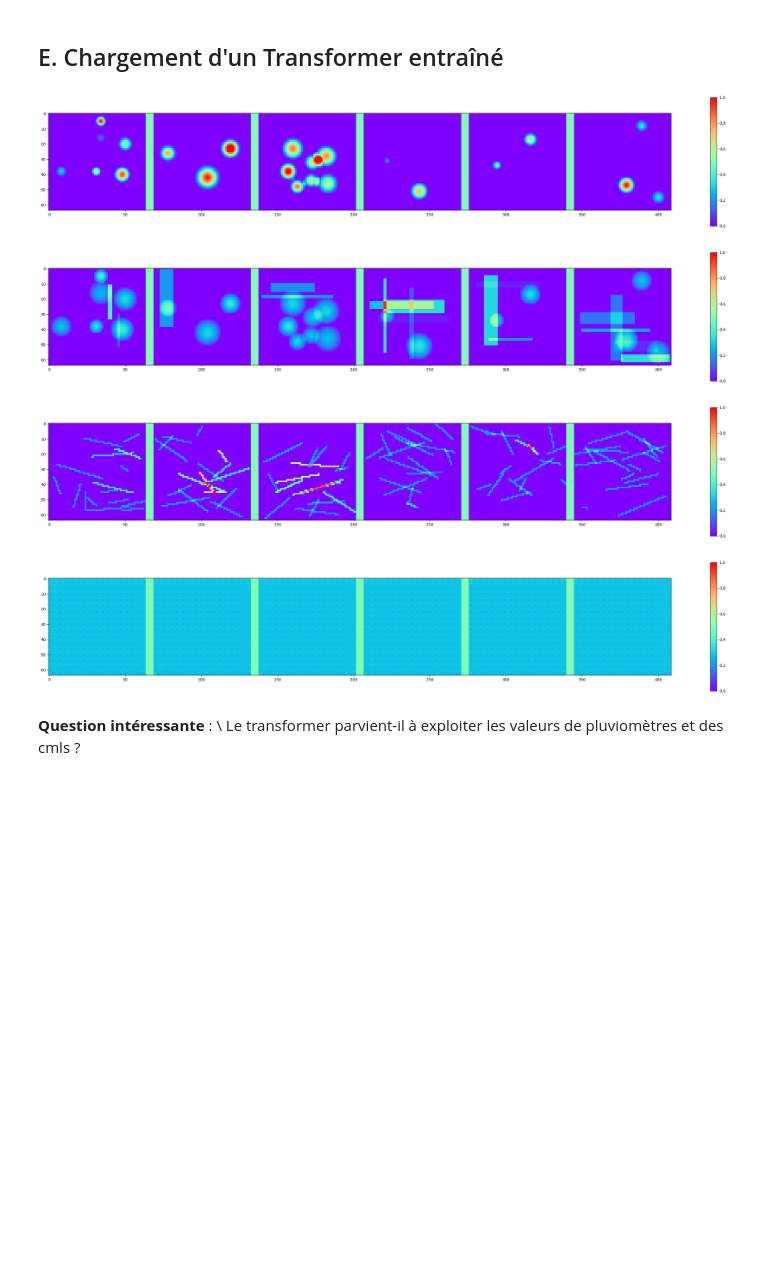
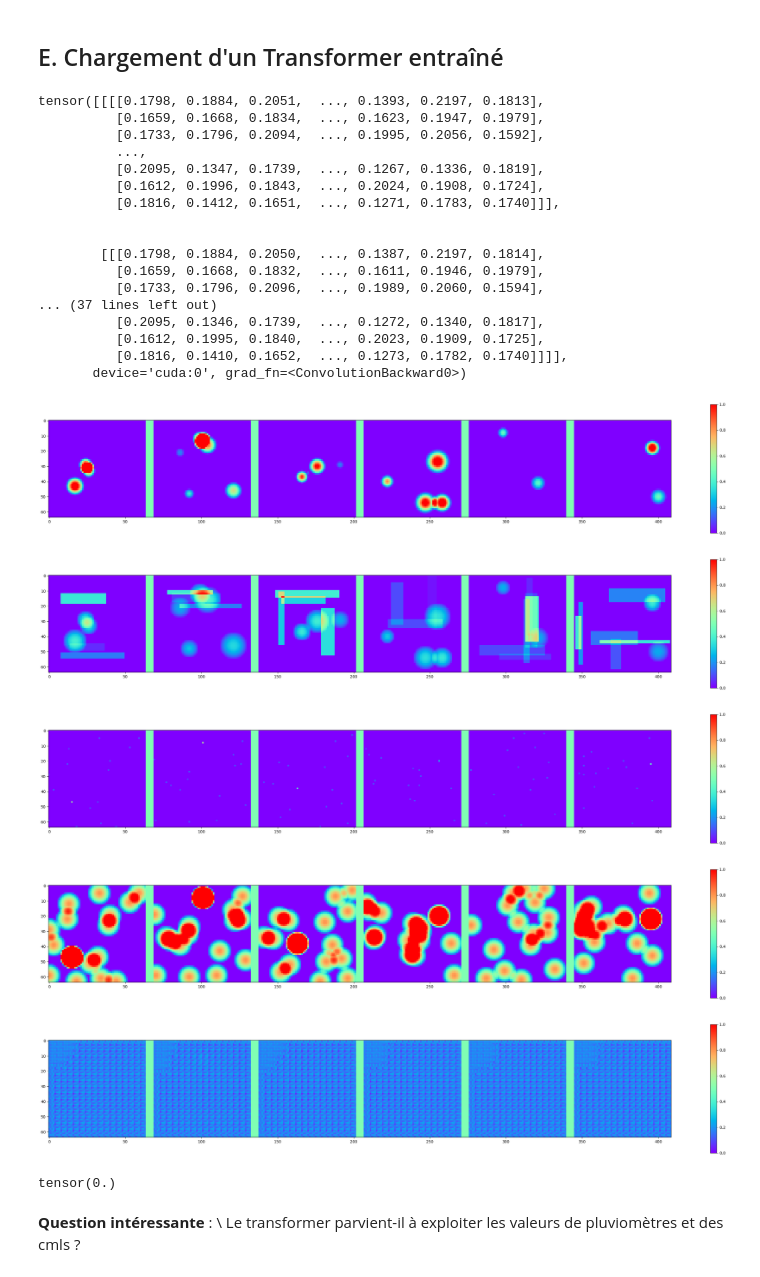
Before and after one commit to nanopiero/PREAC, a Jupyter notebook: notebooks/4_Multimodal_Transformer_test_pluvios.ipynb, the cells around one changed output. Drawn from its saved outputs; the diff is of its cells as text; code cells hidden in the pictures; blank space fills up the shorter version.

```diff
--- a/notebooks/4_Multimodal_Transformer_test_pluvios.ipynb
+++ b/notebooks/4_Multimodal_Transformer_test_pluvios.ipynb
@@ -92,7 +454,7 @@ patch_size = 4
 d_model = 120
 mlp_expansion_ratio = 4
 d_ff = mlp_expansion_ratio * d_model
-n_heads = 4
+n_heads = 6
 n_layers = 12
 # %%
 # Module interne du réseau responsable de l'encodage des variables :
@@ -140,11 +584,11 @@ tensor(0.8638, device='cuda:0', grad_fn=<MeanBackward0>)
 # %%
-nepochs = 50
+nepochs = 400
 nbatches = 100
-batchsize = 32
+batchsize = 64
 train_losses = []
 device = torch.device('cuda:0')
 model = model.to(device)
-
+kernel = kernel.cuda()
 
 for epoch in range(nepochs):
     print(f"Epoch {epoch + 1}/{nepochs}")
@@ -159,7 +603,12 @@ for epoch in range(nepochs):
 
         optimizer.zero_grad()
         outputs = model(radar, pluviometres, cmls)
-        loss = f1(m(outputs), (pluviometres_spatialises > 0).float())
+        smoothed_pluviometres = smooth(pluviometres_spatialises, kernel)
+        targets = (smoothed_pluviometres > 0).float()
+        loss1 = f0(m(outputs[:,[0]]), targets)
+        loss2 = l1(outputs[:,[1]][smoothed_pluviometres>0], smoothed_pluviometres[smoothed_pluviometres>0])
+        loss = loss1 + loss2
+
         loss.backward()
         optimizer.step()
 
@@ -219,42 +671,68 @@ model.load_state_dict(checkpoint['model_state_dict'])
 model.eval()
 
 full_target, partial_target, noisy_images, traces, pairs_list = gen_image_with_pairs(6, n_pairs, n_points)
 lamedeau, pluviometres, radar, cmls_spatialises, cmls = gen_image_with_pairs(6, n_pairs, n_points)
 
 
 radar = radar.to(device)
 cmls = cmls.to(device)
 pluviometres = pluviometres.to(device)
 pluviometres_spatialises = torch.full_like(lamedeau, -0.1)
 pluviometres_spatialises = 0.1 + set_tensor_values(pluviometres_spatialises, pluviometres)
-
+targets = smooth(pluviometres_spatialises, kernel.cpu())
 outputs = model(radar, pluviometres, cmls)
-
+print(outputs)
 radar = radar.cpu()
 cmls = cmls.cpu()
 pluviometres = pluviometres.cpu()
 outputs = outputs.cpu().detach()
 
 # lame d'eau "idéale"
 fig1 = plt.figure(1, figsize=(36, 6))
 voir_batch2D(lamedeau, 6, fig1, k=0, min_scale=0, max_scale=1)
 
 # images radar (bruitées)
 fig2 = plt.figure(2, figsize=(36, 6))
 voir_batch2D(radar, 6, fig2, k=0, min_scale=0, max_scale=1)
 
 # Commercial Microwave Links (cmls)
 fig3 = plt.figure(3, figsize=(36, 6))
-voir_batch2D(cmls_spatialises, 6, fig3, k=0, min_scale=0, max_scale=1)
+voir_batch2D(pluviometres_spatialises, 6, fig3, k=0, min_scale=0, max_scale=1)
+
+# Commercial Microwave Links (cmls)
+fig3 = plt.figure(3, figsize=(36, 6))
+voir_batch2D(targets.cpu(), 6, fig3, k=0, min_scale=0, max_scale=1)
 
 # Superposition Commercial Microwave Links (CMLs), pluviomètres et radar
-fig3 = plt.figure(3, figsize=(36, 6))
-voir_batch2D(m(outputs), 6, fig3, k=0, min_scale=0, max_scale=1)
+fig4 = plt.figure(4, figsize=(36, 6))
+voir_batch2D(outputs, 6, fig3, k=0, min_scale=0, max_scale=1)
 # %% [output]
+tensor([[[[0.1798, 0.1884, 0.2051,  ..., 0.1393, 0.2197, 0.1813],
+          [0.1659, 0.1668, 0.1834,  ..., 0.1623, 0.1947, 0.1979],
+          [0.1733, 0.1796, 0.2094,  ..., 0.1995, 0.2056, 0.1592],
+          ...,
+          [0.2095, 0.1347, 0.1739,  ..., 0.1267, 0.1336, 0.1819],
+          [0.1612, 0.1996, 0.1843,  ..., 0.2024, 0.1908, 0.1724],
+          [0.1816, 0.1412, 0.1651,  ..., 0.1271, 0.1783, 0.1740]]],
+
+
+        [[[0.1798, 0.1884, 0.2050,  ..., 0.1387, 0.2197, 0.1814],
+          [0.1659, 0.1668, 0.1832,  ..., 0.1611, 0.1946, 0.1979],
+          [0.1733, 0.1796, 0.2096,  ..., 0.1989, 0.2060, 0.1594],
+... (37 lines left out)
+          [0.2095, 0.1346, 0.1739,  ..., 0.1272, 0.1340, 0.1817],
+          [0.1612, 0.1995, 0.1840,  ..., 0.2023, 0.1909, 0.1725],
+          [0.1816, 0.1410, 0.1652,  ..., 0.1273, 0.1782, 0.1740]]]],
+       device='cuda:0', grad_fn=<ConvolutionBackward0>)
-[figure, old version]
+[figure, new version]
-[figure, old version]
+[figure, new version]
-[figure, old version]
+[figure, new version]
-[figure, old version]
+[figure, new version]
+[figure, added]
+# %%
+torch.median(targets.cpu())
+# %% [output]
+tensor(0.)
 # %% [markdown]
 **Question intéressante** : \\
 Le transformer parvient-il à exploiter les valeurs de pluviomètres et des cmls  ?
```
Also changed, not shown: parts of 13 cells of this notebook.
